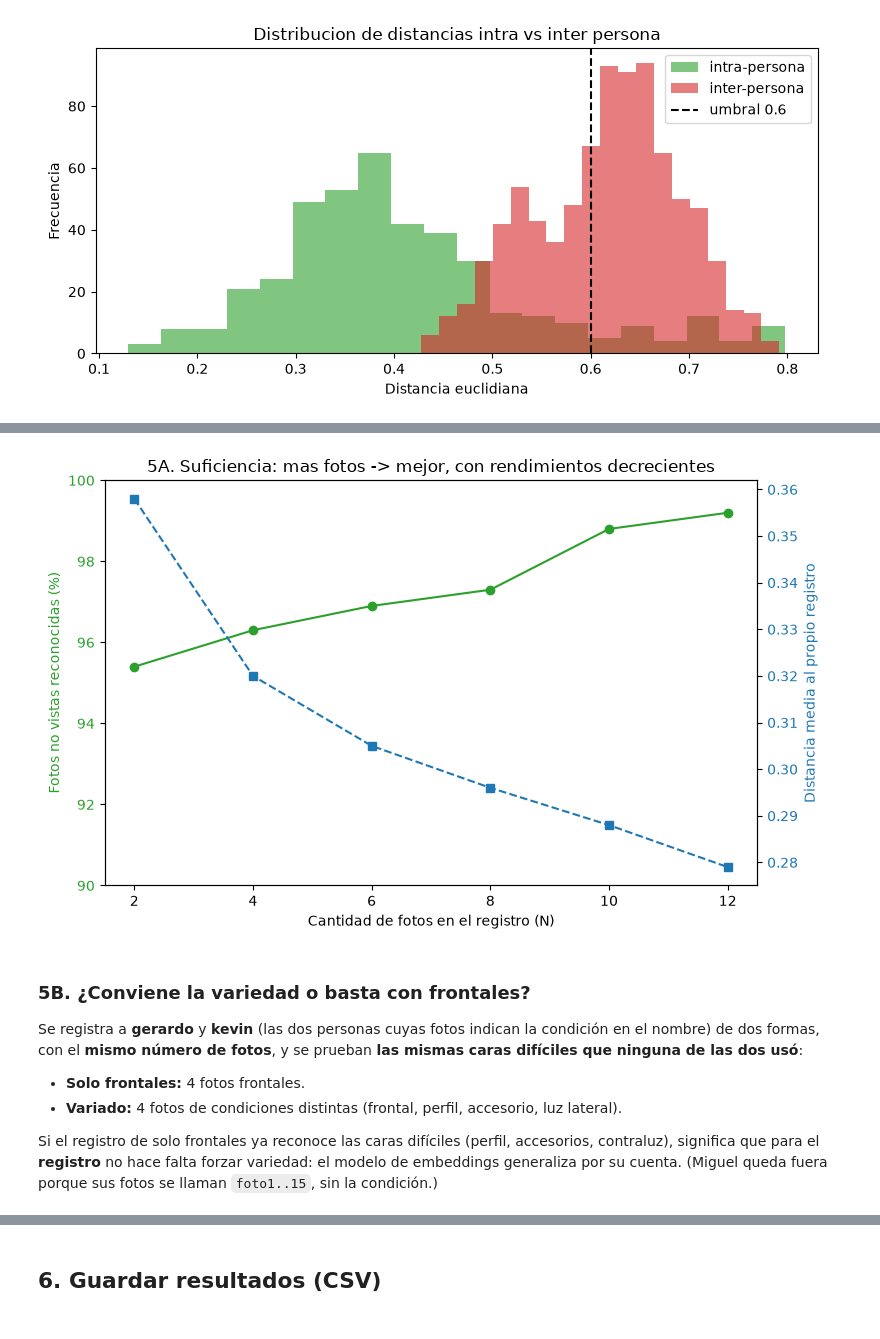
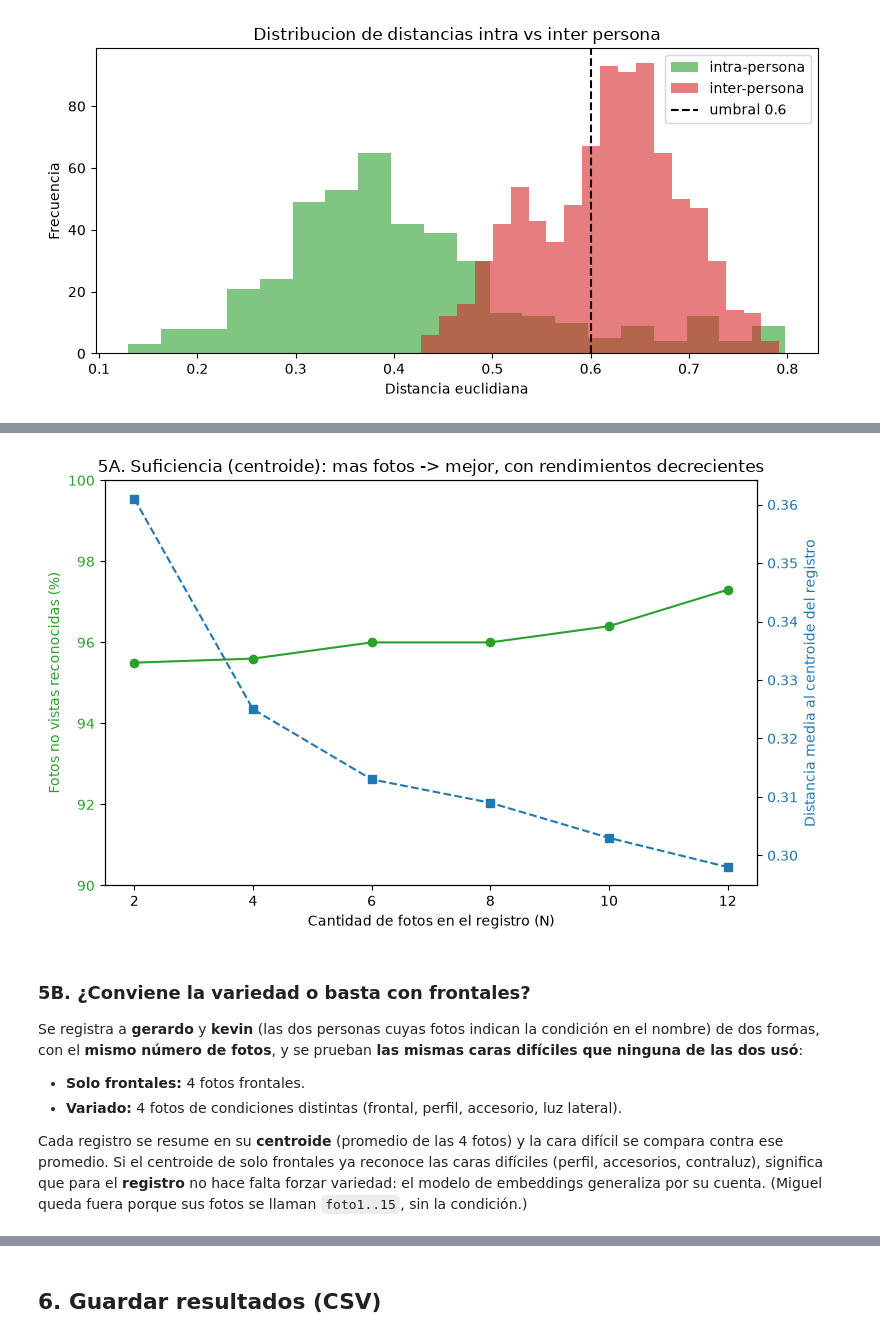
Before and after one commit to MiguelTacoZavala/sistema-control-asistencia-facial, a Jupyter notebook: experiments/exp3_registro_embeddings.ipynb, the cells around one changed output, grey strips where cells are left out. Saved outputs shown, nothing was run; the diff lists cells and outputs as text; code cells hidden in the pictures.

Commit message:
Actualización del experimiento 3 (centroide)

```diff
--- a/experiments/exp3_registro_embeddings.ipynb
+++ b/experiments/exp3_registro_embeddings.ipynb
@@ -408,16 +412,24 @@ for carpeta in personas:
     emb_por_archivo[nombre] = dict(zip(archivos_ok, embeddings_por_persona[nombre]))
 
 nombres = list(emb_por_archivo.keys())
-UMBRAL = 0.6  # mismo umbral de match que usa recognizer.py por defecto
+# Umbral de referencia = 0.6, el valor por defecto de face_recognition. Se usa
+# para decidir cuando una foto de prueba se considera "reconocida"
+# (distancia al centroide < umbral).
+UMBRAL = 0.6
 
 
 def dist(a, b):
     return float(np.linalg.norm(a - b))
 
 
-def min_dist_galeria(v, galeria):
-    """Distancia del embedding v a la foto mas cercana de un registro (galeria)."""
-    return min(dist(v, g) for g in galeria)
+def dist_centroide(v, galeria):
+    """Distancia del embedding v al centroide (promedio) de un registro.
+
+    Es el criterio que usa el reconocedor: se compara contra el promedio de los
+    embeddings de cada persona (np.mean), no contra cada foto por separado.
+    """
+    centroide = np.mean(galeria, axis=0)
+    return dist(v, centroide)
 
 
 # --- 5A. Suficiencia: reconocer fotos NO usadas en el registro, segun N ---
@@ -442,11 +454,11 @@ for N in Ns:
         if not valido:
             continue
         for (p, v) in probes:
-            d_propia = min_dist_galeria(v, galerias[p])
+            d_propia = dist_centroide(v, galerias[p])
             dists.append(d_propia)
             recalls.append(1.0 if d_propia < UMBRAL else 0.0)
-            # identidad: persona cuyo registro queda globalmente mas cerca
-            pred = min(nombres, key=lambda q: min_dist_galeria(v, galerias[q]))
+            # identidad: persona cuyo centroide queda mas cerca
+            pred = min(nombres, key=lambda q: dist_centroide(v, galerias[q]))
             rank1.append(1.0 if pred == p else 0.0)
     filas_suf.append({
         "n_fotos": N,
@@ -468,27 +472,27 @@ df_suf
 # %%
 # Grafico 5A: reconocimiento de fotos no vistas vs cantidad de fotos de registro
 fig, ax1 = plt.subplots(figsize=(8, 5))
 
 ax1.plot(df_suf.n_fotos, df_suf["reconocidas_<0.6_%"], "o-", color="tab:green",
          label="reconocidas (<0.6)")
 ax1.set_xlabel("Cantidad de fotos en el registro (N)")
 ax1.set_ylabel("Fotos no vistas reconocidas (%)", color="tab:green")
 ax1.set_ylim(90, 100)
 ax1.set_xticks(df_suf.n_fotos)
 ax1.tick_params(axis="y", labelcolor="tab:green")
 
 ax2 = ax1.twinx()
 ax2.plot(df_suf.n_fotos, df_suf.dist_media_a_registro, "s--", color="tab:blue",
-         label="distancia media al registro")
-ax2.set_ylabel("Distancia media al propio registro", color="tab:blue")
+         label="distancia media al centroide")
+ax2.set_ylabel("Distancia media al centroide del registro", color="tab:blue")
 ax2.tick_params(axis="y", labelcolor="tab:blue")
 
-ax1.set_title("5A. Suficiencia: mas fotos -> mejor, con rendimientos decrecientes")
+ax1.set_title("5A. Suficiencia (centroide): mas fotos -> mejor, con rendimientos decrecientes")
 fig.tight_layout()
 plt.savefig(RUTA_GRAPHS / "exp3_suficiencia.png", dpi=120)
 plt.show()
 # %% [output]
-[figure, old version]
+[figure, new version]
 # %% [markdown]
 ### 5B. ¿Conviene la variedad o basta con frontales?
 
@@ -497,7 +501,7 @@ Se registra a **gerardo** y **kevin** (las dos personas cuyas fotos indican la c
 - **Solo frontales:** 4 fotos frontales.
 - **Variado:** 4 fotos de condiciones distintas (frontal, perfil, accesorio, luz lateral).
 
-Si el registro de solo frontales ya reconoce las caras difíciles (perfil, accesorios, contraluz), significa que para el **registro** no hace falta forzar variedad: el modelo de embeddings generaliza por su cuenta. (Miguel queda fuera porque sus fotos se llaman `foto1..15`, sin la condición.)
+Cada registro se resume en su **centroide** (promedio de las 4 fotos) y la cara difícil se compara contra ese promedio. Si el centroide de solo frontales ya reconoce las caras difíciles (perfil, accesorios, contraluz), significa que para el **registro** no hace falta forzar variedad: el modelo de embeddings generaliza por su cuenta. (Miguel queda fuera porque sus fotos se llaman `foto1..15`, sin la condición.)
 # %%
 # --- 5B. Frontal vs variado, para las personas con condiciones etiquetadas ---
 # gerardo y kevin (miguel queda fuera: sus fotos foto1..15 no indican la condicion).
```
Also changed, not shown: parts of 7 cells of this notebook, 8 other files.
